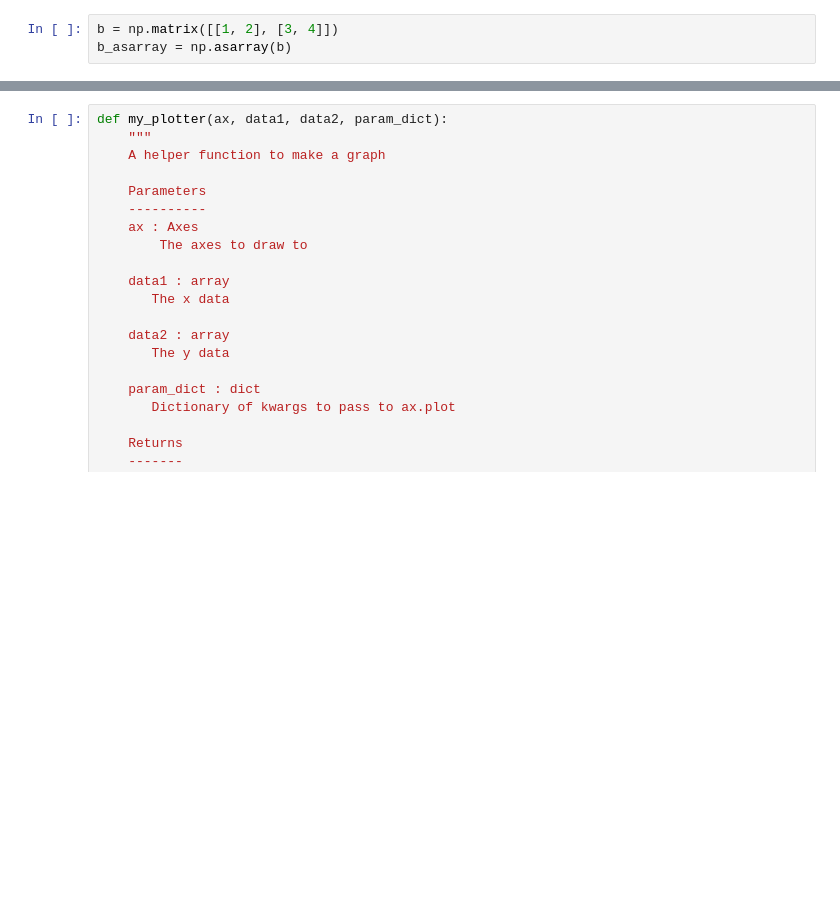
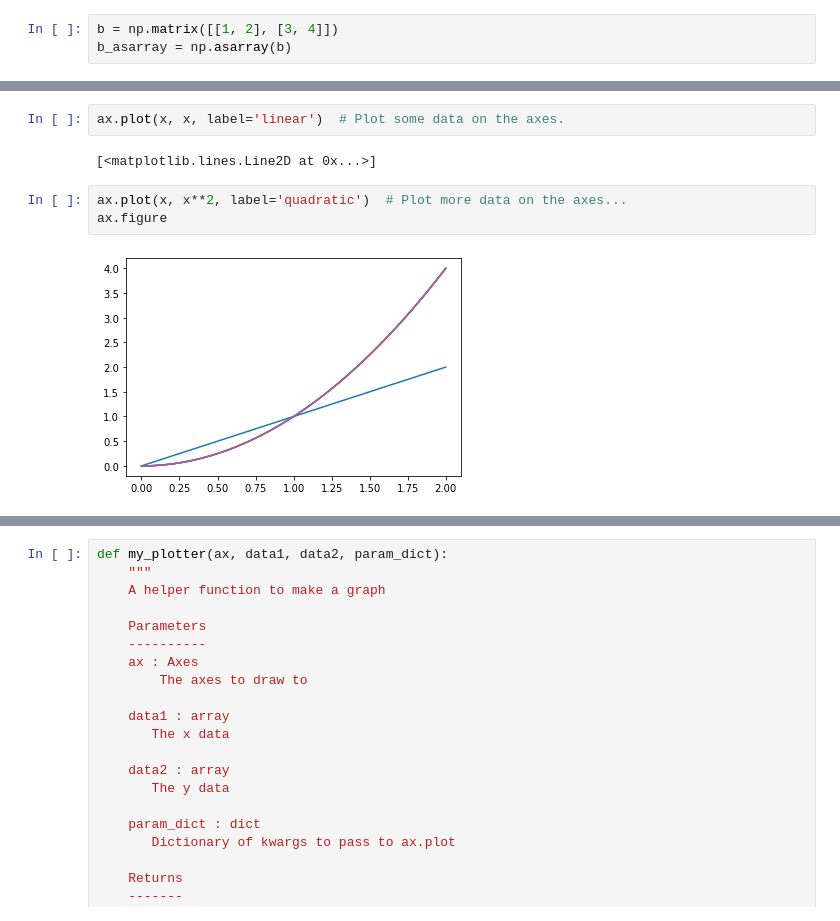
Before and after one commit to rkburnside/python_development, a Jupyter notebook: matplotlib/learning.ipynb, the cells around one changed output, grey strips where cells are left out. Drawn from its saved outputs; the diff is of its cells as text; blank space fills up the shorter version.

```diff
--- a/matplotlib/learning.ipynb
+++ b/matplotlib/learning.ipynb
@@ -23,0 +31,9 @@ b_asarray = np.asarray(b)
+# %%
+ax.plot(x, x, label='linear')  # Plot some data on the axes.
+# %% [output]
+[<matplotlib.lines.Line2D at 0x...>]
+# %%
+ax.plot(x, x**2, label='quadratic')  # Plot more data on the axes...
+ax.figure
+# %% [output]
+[figure, added]
```
Also changed, not shown: parts of 5 cells of this notebook.
